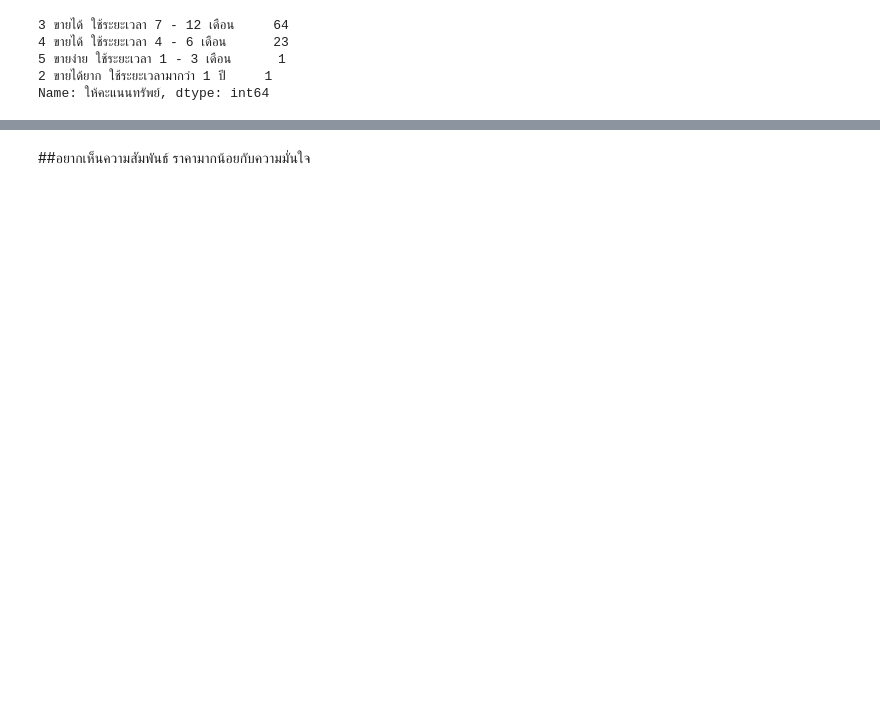
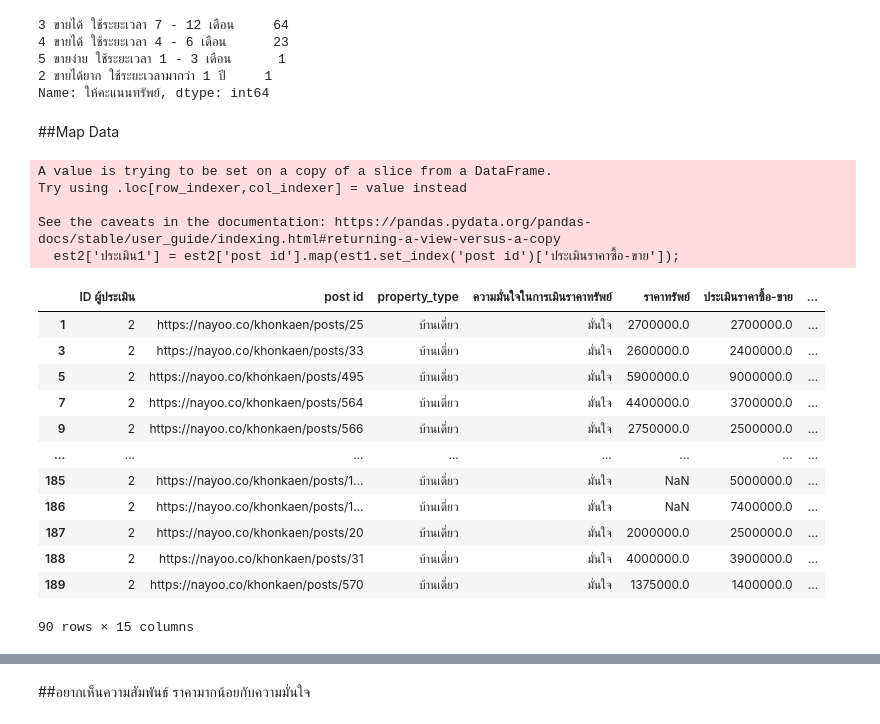
Before and after one commit to Nattakonjpg/bsc_dpbm22, a Jupyter notebook: [dataset1]_property_estimator.ipynb, the cells around one changed output, grey strips where cells are left out. Cells and saved outputs as stored; diff of their text form; code cells hidden in the pictures; blank space fills up the shorter version.

```diff
--- a/[dataset1]_property_estimator.ipynb
+++ b/[dataset1]_property_estimator.ipynb
@@ -224,3 +228,27 @@ est2['ให้คะแนนทรัพย์'].value_counts()
 5 ขายง่าย ใช้ระยะเวลา 1 - 3 เดือน      1
 2 ขายได้ยาก ใช้ระยะเวลามากว่า 1 ปี     1
 Name: ให้คะแนนทรัพย์, dtype: int64
+# %% [markdown]
+##Map Data
+# %%
+est2['ประเมิน1'] = est2['post id'].map(est1.set_index('post id')['ประเมินราคาซื้อ-ขาย']);
+est2
+# %% [output]
+A value is trying to be set on a copy of a slice from a DataFrame.
+Try using .loc[row_indexer,col_indexer] = value instead
+
+See the caveats in the documentation: https://pandas.pydata.org/pandas-docs/stable/user_guide/indexing.html#returning-a-view-versus-a-copy
+  est2['ประเมิน1'] = est2['post id'].map(est1.set_index('post id')['ประเมินราคาซื้อ-ขาย']);
+|  | ID ผู้ประเมิน | post id | property_type | ความมั่นใจในการเมินราคาทรัพย์ | ราคาทรัพย์ | ประเมินราคาซื้อ-ขาย | ... |
+| 1 | 2 | https://nayoo.co/khonkaen/posts/25 | บ้านเดี่ยว | มั่นใจ | 2700000.0 | 2700000.0 | ... |
+| 3 | 2 | https://nayoo.co/khonkaen/posts/33 | บ้านเดี่ยว | มั่นใจ | 2600000.0 | 2400000.0 | ... |
+| 5 | 2 | https://nayoo.co/khonkaen/posts/495 | บ้านเดี่ยว | มั่นใจ | 5900000.0 | 9000000.0 | ... |
+| 7 | 2 | https://nayoo.co/khonkaen/posts/564 | บ้านเดี่ยว | มั่นใจ | 4400000.0 | 3700000.0 | ... |
+| 9 | 2 | https://nayoo.co/khonkaen/posts/566 | บ้านเดี่ยว | มั่นใจ | 2750000.0 | 2500000.0 | ... |
+| ... | ... | ... | ... | ... | ... | ... | ... |
+| 185 | 2 | https://nayoo.co/khonkaen/posts/1... | บ้านเดี่ยว | มั่นใจ | NaN | 5000000.0 | ... |
+| 186 | 2 | https://nayoo.co/khonkaen/posts/1... | บ้านเดี่ยว | มั่นใจ | NaN | 7400000.0 | ... |
+| 187 | 2 | https://nayoo.co/khonkaen/posts/20 | บ้านเดี่ยว | มั่นใจ | 2000000.0 | 2500000.0 | ... |
+| 188 | 2 | https://nayoo.co/khonkaen/posts/31 | บ้านเดี่ยว | มั่นใจ | 4000000.0 | 3900000.0 | ... |
+| 189 | 2 | https://nayoo.co/khonkaen/posts/570 | บ้านเดี่ยว | มั่นใจ | 1375000.0 | 1400000.0 | ... |
+90 rows × 15 columns
```
Also changed, not shown: parts of 128 cells of this notebook.
